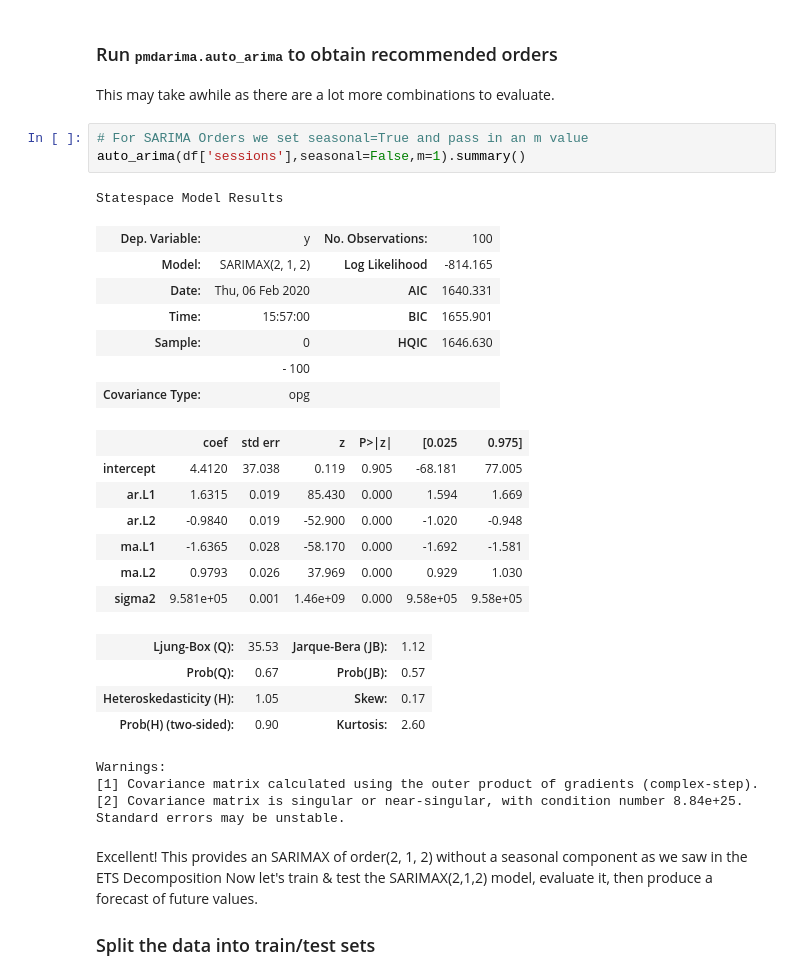
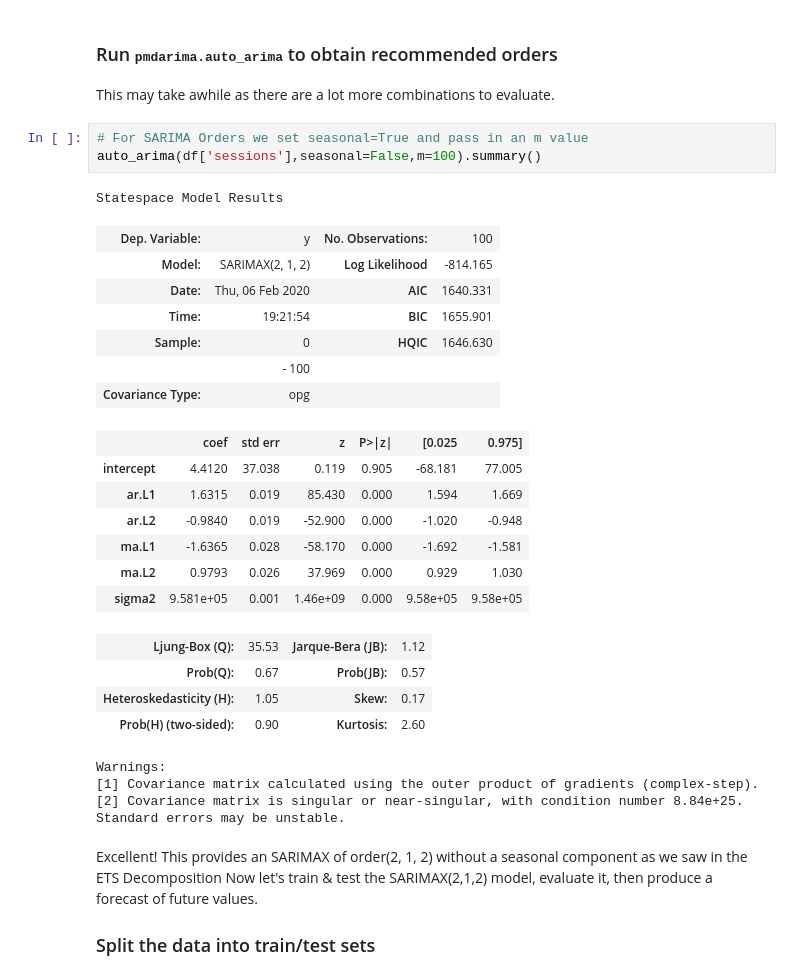
Before and after one commit to dangoML/Project-Portfolio, a Jupyter notebook: Other/Foot Locker Assessment.ipynb, the cells around one changed output. Saved outputs shown, nothing was run; the diff lists cells and outputs as text.

```diff
--- a/Other/Foot Locker Assessment.ipynb
+++ b/Other/Foot Locker Assessment.ipynb
@@ -316,13 +318,13 @@ There seams to be some sort of season effect present however due to its seasonal
 This may take awhile as there are a lot more combinations to evaluate.
 # %%
 # For SARIMA Orders we set seasonal=True and pass in an m value
-auto_arima(df['sessions'],seasonal=False,m=1).summary()
+auto_arima(df['sessions'],seasonal=False,m=100).summary()
 # %% [output]
 Statespace Model Results
 | Dep. Variable: | y | No. Observations: | 100 |
 | Model: | SARIMAX(2, 1, 2) | Log Likelihood | -814.165 |
 | Date: | Thu, 06 Feb 2020 | AIC | 1640.331 |
-| Time: | 15:57:00 | BIC | 1655.901 |
+| Time: | 19:21:54 | BIC | 1655.901 |
 | Sample: | 0 | HQIC | 1646.630 |
 |  | - 100 |  |  |
 | Covariance Type: | opg |  |  |
```
Also changed, not shown: parts of 4 cells of this notebook, 3 other files.
